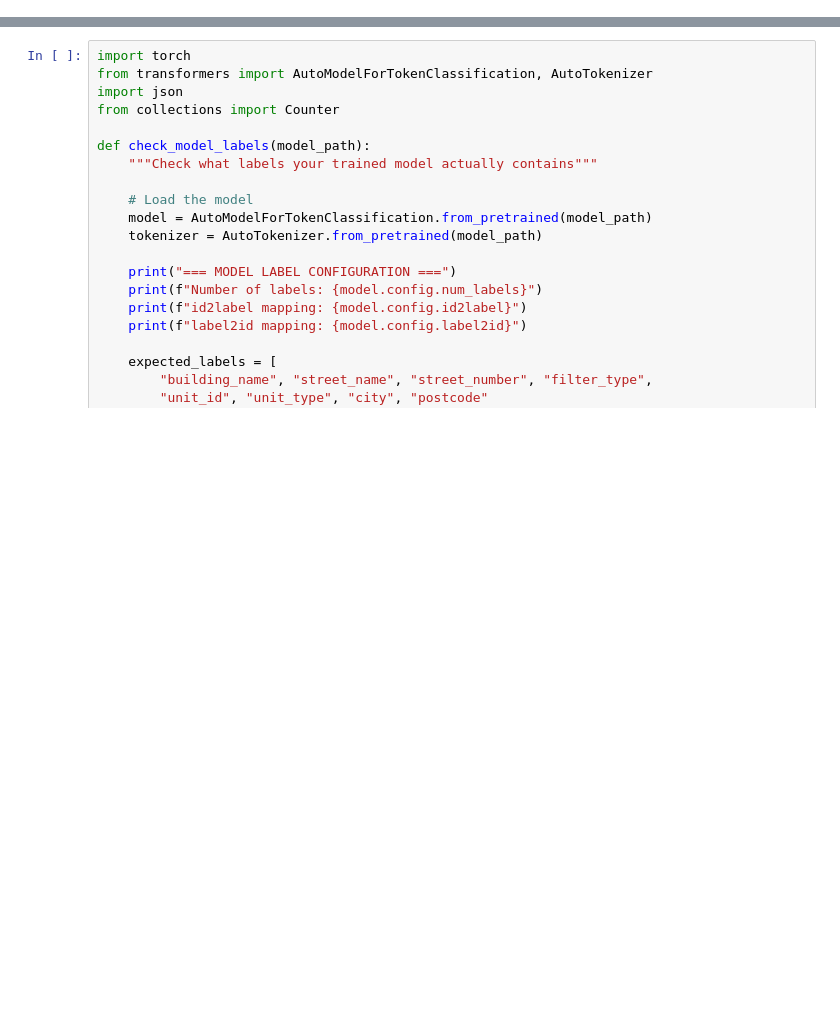
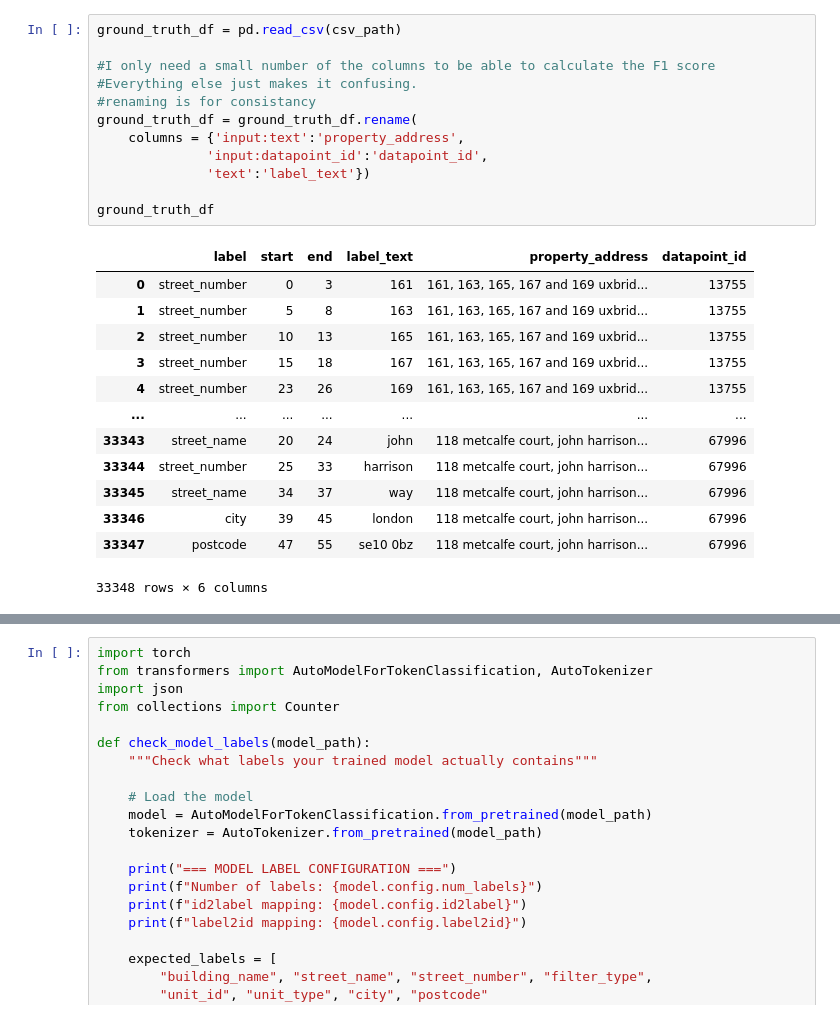
Before and after one commit to JonnoB/enhance_ocod, a Jupyter notebook: test_inference.ipynb, the cells around one changed output, grey strips where cells are left out. Drawn from its saved outputs; the diff is of its cells as text; blank space fills up the shorter version.

```diff
--- a/test_inference.ipynb
+++ b/test_inference.ipynb
@@ -108,0 +68,26 @@ address matched  300 lads of 318
+# %%
+ground_truth_df = pd.read_csv(csv_path)
+
+#I only need a small number of the columns to be able to calculate the F1 score
+#Everything else just makes it confusing.
+#renaming is for consistancy
+ground_truth_df = ground_truth_df.rename(
+    columns = {'input:text':'property_address',
+              'input:datapoint_id':'datapoint_id',
+              'text':'label_text'})
+
+ground_truth_df
+# %% [output]
+|  | label | start | end | label_text | property_address | datapoint_id |
+| 0 | street_number | 0 | 3 | 161 | 161, 163, 165, 167 and 169 uxbrid... | 13755 |
+| 1 | street_number | 5 | 8 | 163 | 161, 163, 165, 167 and 169 uxbrid... | 13755 |
+| 2 | street_number | 10 | 13 | 165 | 161, 163, 165, 167 and 169 uxbrid... | 13755 |
+| 3 | street_number | 15 | 18 | 167 | 161, 163, 165, 167 and 169 uxbrid... | 13755 |
+| 4 | street_number | 23 | 26 | 169 | 161, 163, 165, 167 and 169 uxbrid... | 13755 |
+| ... | ... | ... | ... | ... | ... | ... |
+| 33343 | street_name | 20 | 24 | john | 118 metcalfe court, john harrison... | 67996 |
+| 33344 | street_number | 25 | 33 | harrison | 118 metcalfe court, john harrison... | 67996 |
+| 33345 | street_name | 34 | 37 | way | 118 metcalfe court, john harrison... | 67996 |
+| 33346 | city | 39 | 45 | london | 118 metcalfe court, john harrison... | 67996 |
+| 33347 | postcode | 47 | 55 | se10 0bz | 118 metcalfe court, john harrison... | 67996 |
+33348 rows × 6 columns
```
Also changed, not shown: parts of 24 cells of this notebook, 6 other files.
